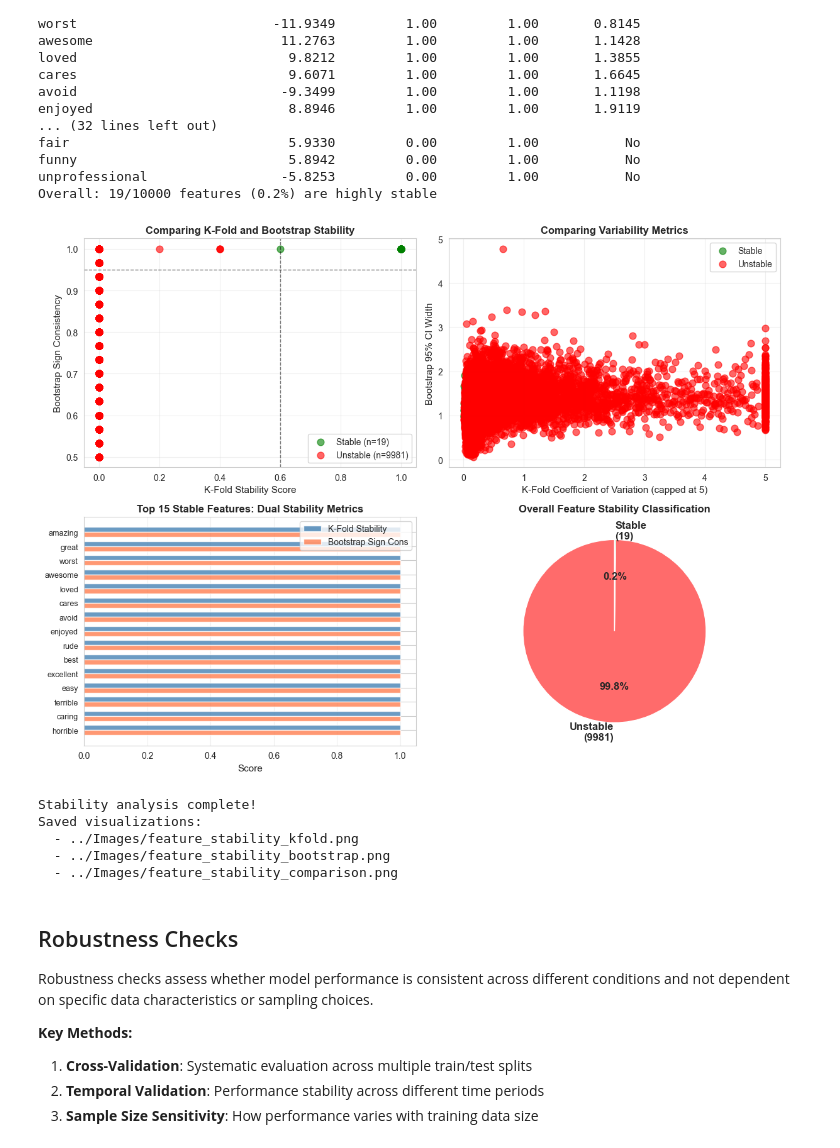
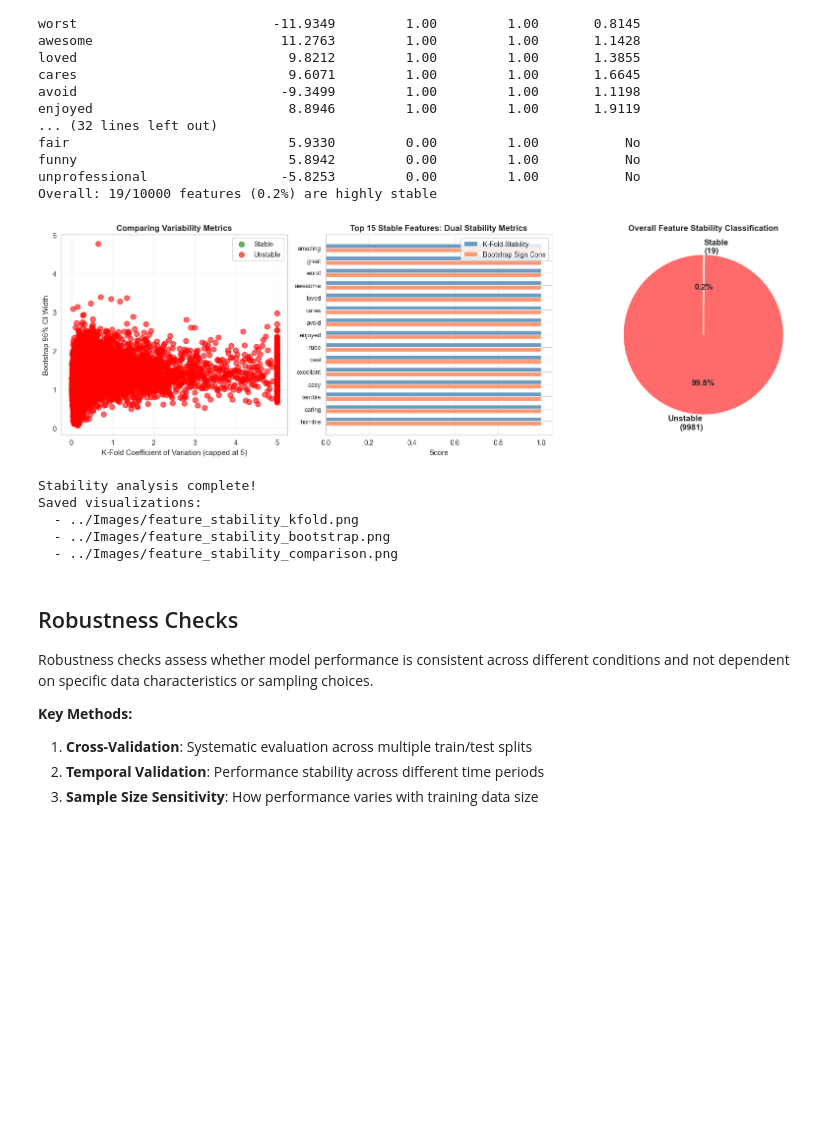
Before and after one commit to 3028Bikalpa/SOSC314_project_Bikki, a Jupyter notebook: Codes/models.ipynb, the cells around one changed output. Cells and saved outputs as stored; diff of their text form; code cells hidden in the pictures; blank space fills up the shorter version.

```diff
--- a/Codes/models.ipynb
+++ b/Codes/models.ipynb
@@ -1858,82 +1888,70 @@ Overall: 19/10000 features (0.2%) are highly stable
 # %%
 # Create comprehensive stability comparison visualization
 
-fig, axes = plt.subplots(2, 2, figsize=(12, 9))
+fig, axes = plt.subplots(1, 3, figsize=(16, 5))
 
-# 1. K-Fold Stability Score vs Bootstrap Sign Consistency
-axes[0, 0].scatter(combined_stability[combined_stability['is_stable']]['stability_score'],
-                   combined_stability[combined_stability['is_stable']]['sign_consistency'],
-                   alpha=0.6, s=60, c='green', label=f'Stable (n={len(stable_features_combined)})')
-axes[0, 0].scatter(combined_stability[~combined_stability['is_stable']]['stability_score'],
-                   combined_stability[~combined_stability['is_stable']]['sign_consistency'],
-                   alpha=0.6, s=60, c='red', label=f'Unstable (n={len(unstable_features_combined)})')
-axes[0, 0].axhline(y=0.95, color='black', linestyle='--', linewidth=1, alpha=0.5)
-axes[0, 0].axvline(x=0.6, color='black', linestyle='--', linewidth=1, alpha=0.5)
-axes[0, 0].set_xlabel('K-Fold Stability Score', fontsize=11)
-axes[0, 0].set_ylabel('Bootstrap Sign Consistency', fontsize=11)
-axes[0, 0].set_title('Comparing K-Fold and Bootstrap Stability', fontsize=12, fontweight='bold')
-axes[0, 0].legend(fontsize=10)
-axes[0, 0].grid(alpha=0.3)
+# 1. Coefficient of Variation vs CI Width
+axes[0].scatter(combined_stability[combined_stability['is_stable']]['coef_cv'].clip(0, 5),
+                combined_stability[combined_stability['is_stable']]['ci_width'],
+                alpha=0.6, s=60, c='green', label='Stable')
+axes[0].scatter(combined_stability[~combined_stability['is_stable']]['coef_cv'].clip(0, 5),
+                combined_stability[~combined_stability['is_stable']]['ci_width'],
+                alpha=0.6, s=60, c='red', label='Unstable')
+axes[0].set_xlabel('K-Fold Coefficient of Variation (capped at 5)', fontsize=11)
+axes[0].set_ylabel('Bootstrap 95% CI Width', fontsize=11)
+axes[0].set_title('Comparing Variability Metrics', fontsize=12, fontweight='bold')
+axes[0].legend(fontsize=10)
+axes[0].grid(alpha=0.3)
 
-# 2. Coefficient of Variation vs CI Width
-axes[0, 1].scatter(combined_stability[combined_stability['is_stable']]['coef_cv'].clip(0, 5),
-                   combined_stability[combined_stability['is_stable']]['ci_width'],
-                   alpha=0.6, s=60, c='green', label='Stable')
-axes[0, 1].scatter(combined_stability[~combined_stability['is_stable']]['coef_cv'].clip(0, 5),
-                   combined_stability[~combined_stability['is_stable']]['ci_width'],
-                   alpha=0.6, s=60, c='red', label='Unstable')
-axes[0, 1].set_xlabel('K-Fold Coefficient of Variation (capped at 5)', fontsize=11)
-axes[0, 1].set_ylabel('Bootstrap 95% CI Width', fontsize=11)
-axes[0, 1].set_title('Comparing Variability Metrics', fontsize=12, fontweight='bold')
-axes[0, 1].legend(fontsize=10)
-axes[0, 1].grid(alpha=0.3)
-
-# 3. Top 15 stable features comparison
+# 2. Top 15 stable features comparison
 top_15_stable = stable_features_combined.head(15)
 x = np.arange(len(top_15_stable))
 width = 0.35
 
-axes[1, 0].barh(x - width/2, top_15_stable['stability_score'], width,
-                label='K-Fold Stability', color='steelblue', alpha=0.8)
-axes[1, 0].barh(x + width/2, top_15_stable['sign_consistency'], width,
-                label='Bootstrap Sign Cons', color='coral', alpha=0.8)
-axes[1, 0].set_yticks(x)
-axes[1, 0].set_yticklabels(top_15_stable['feature'], fontsize=9)
-axes[1, 0].set_xlabel('Score', fontsize=11)
-axes[1, 0].set_title('Top 15 Stable Features: Dual Stability Metrics',
-                     fontsize=12, fontweight='bold')
-axes[1, 0].legend(fontsize=10)
-axes[1, 0].invert_yaxis()
-axes[1, 0].grid(axis='x', alpha=0.3)
+axes[1].barh(x - width/2, top_15_stable['stability_score'], width,
+             label='K-Fold Stability', color='steelblue', alpha=0.8)
+axes[1].barh(x + width/2, top_15_stable['sign_consistency'], width,
+             label='Bootstrap Sign Cons', color='coral', alpha=0.8)
+axes[1].set_yticks(x)
+axes[1].set_yticklabels(top_15_stable['feature'], fontsize=9)
+axes[1].set_xlabel('Score', fontsize=11)
+axes[1].set_title('Top 15 Stable Features: Dual Stability Metrics',
+                  fontsize=12, fontweight='bold')
+axes[1].legend(fontsize=10)
+axes[1].invert_yaxis()
+axes[1].grid(axis='x', alpha=0.3)
 
-# 4. Stability classification pie chart
+# 3. Stability classification pie chart
 stability_categories = combined_stability.groupby('is_stable').size()
 colors = ['#ff6b6b', '#51cf66']
 labels = [f'Unstable\n({unstable_features_combined.shape[0]})',
           f'Stable\n({stable_features_combined.shape[0]})']
 
-wedges, texts, autotexts = axes[1, 1].pie(stability_categories,
-                                           labels=labels,
-                                           colors=colors,
-                                           autopct='%1.1f%%',
-                                           startangle=90,
-                                           textprops={'fontsize': 12, 'weight': 'bold'})
-axes[1, 1].set_title('Overall Feature Stability Classification',
-                     fontsize=12, fontweight='bold')
+wedges, texts, autotexts = axes[2].pie(stability_categories,
+                                       labels=labels,
+                                       colors=colors,
+                                       autopct='%1.1f%%',
+                                       startangle=90,
+                                       textprops={'fontsize': 12, 'weight': 'bold'})
+axes[2].set_title('Overall Feature Stability Classification',
+                  fontsize=12, fontweight='bold')
 
 plt.tight_layout()
 plt.savefig('../Images/feature_stability_comparison.png', dpi=300, bbox_inches='tight')
 plt.show()
 plt.close()
 gc.collect()  # Free memory  # Free memory
 
-print("\nStability analysis complete!")
+print("Stability analysis complete!")
 print(f"Saved visualizations:")
 print(f"  - ../Images/feature_stability_kfold.png")
 print(f"  - ../Images/feature_stability_bootstrap.png")
 print(f"  - ../Images/feature_stability_comparison.png")
+
+# The K-fold coefficient of variation is the ratio of the standard deviation to the mean of a feature’s coefficients across
+# cross-validation folds, quantifying how stable the feature’s magnitude is relative to its average effect.
 # %% [output]
-[figure, old version]
+[figure, new version]
 Stability analysis complete!
 Saved visualizations:
   - ../Images/feature_stability_kfold.png
```
Also changed, not shown: parts of 59 cells of this notebook, 7 other files.
